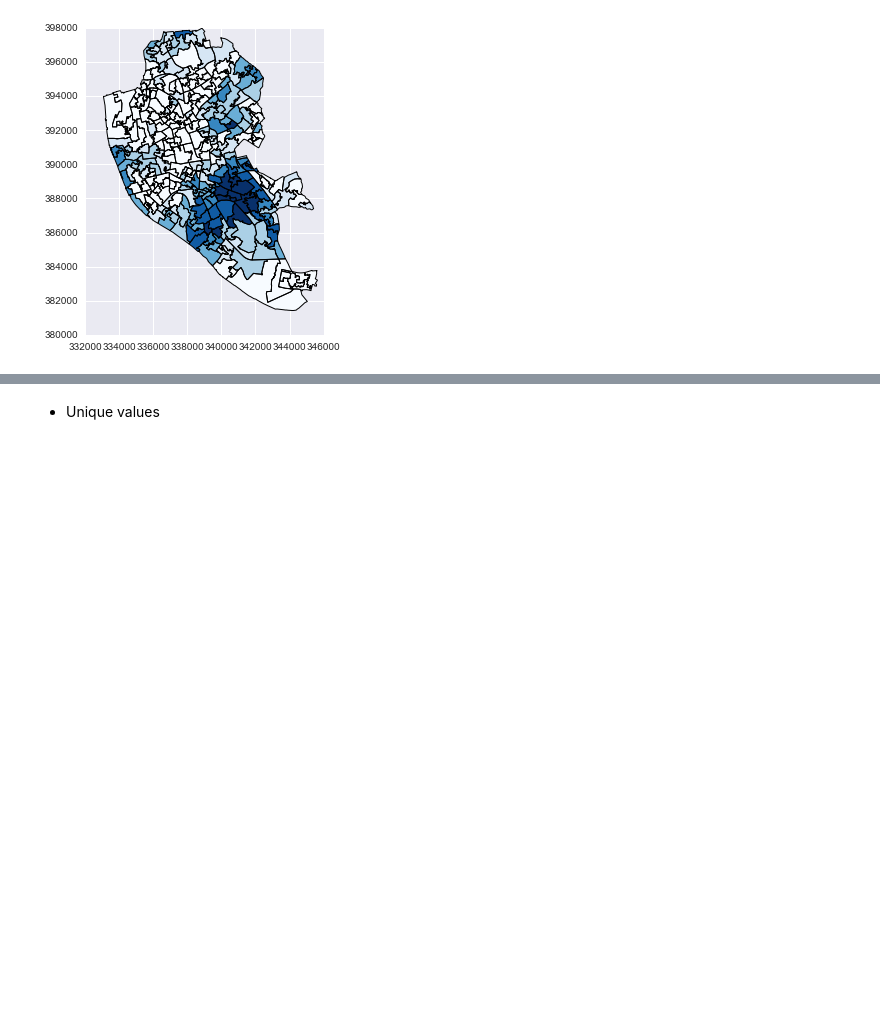
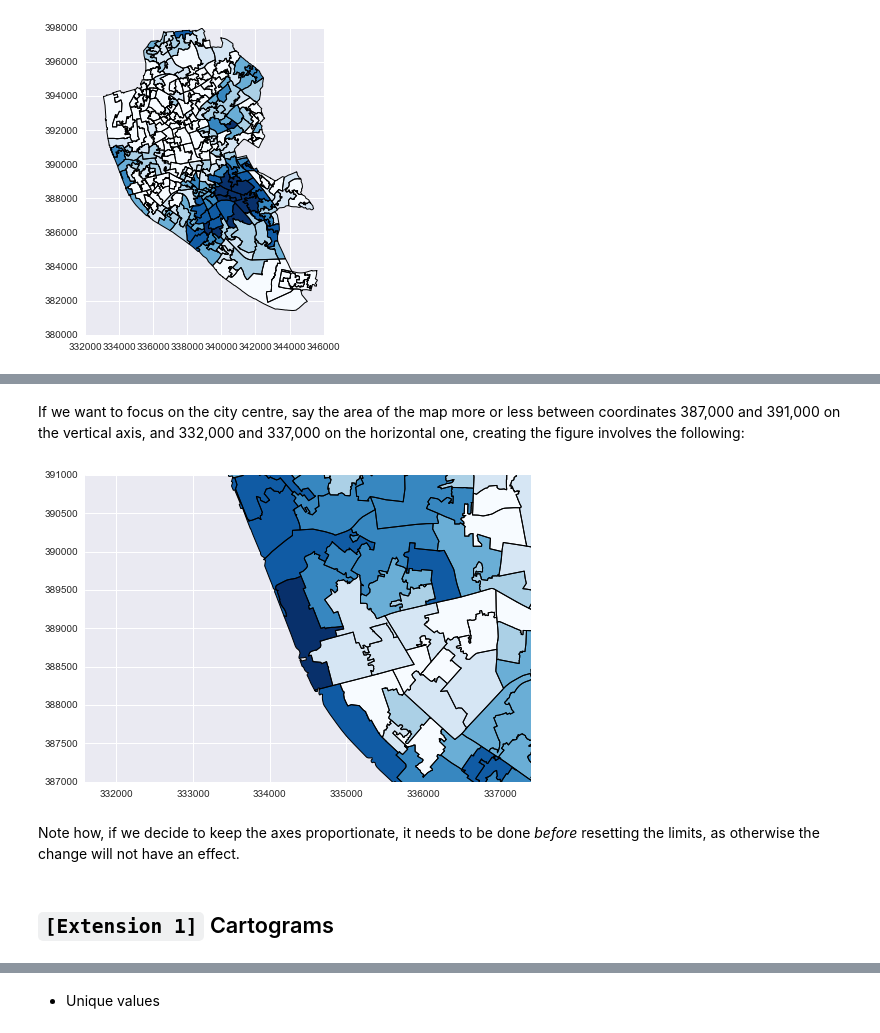
Before and after one commit to darribas/gds15, a Jupyter notebook: content/labs/lab_04.ipynb, the cells around one changed output, grey strips where cells are left out. Drawn from its saved outputs; the diff is of its cells as text; code cells hidden in the pictures; blank space fills up the shorter version.

```diff
--- a/content/labs/lab_04.ipynb
+++ b/content/labs/lab_04.ipynb
@@ -193,0 +417,21 @@ imd.plot(column='imd_rank', scheme='fisher_jenks', alpha=1, k=7, colormap=plt.cm
+# %% [markdown]
+If we want to focus on the city centre, say the area of the map more or less between coordinates 387,000 and 391,000 on the vertical axis, and 332,000 and 337,000 on the horizontal one, creating the figure involves the following:
+# %%
+# Setup the figure
+f, ax = plt.subplots(1)
+# Draw the choropleth
+imd.plot(column='imd_rank', scheme='QUANTILES', alpha=1, k=7, \
+         colormap=plt.cm.Blues, axes=ax)
+# [Optional] Keep axes proportionate
+plt.axis('equal')
+# Redimensionate X and Y axes to desired bounds
+ax.set_ylim(387000, 391000)
+ax.set_xlim(332000, 337000)
+# Show image
+plt.show()
+# %% [output]
+[figure, added]
+# %% [markdown]
+Note how, if we decide to keep the axes proportionate, it needs to be done *before* resetting the limits, as otherwise the change will not have an effect.
+# %% [markdown]
+## `[Extension 1]` Cartograms
```
Also changed, not shown: parts of 83 cells of this notebook, 13 other files.
